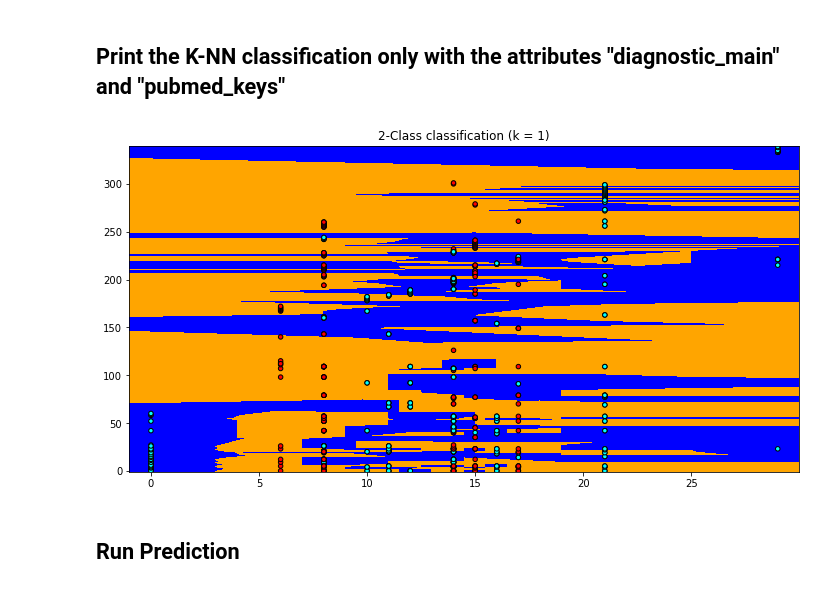
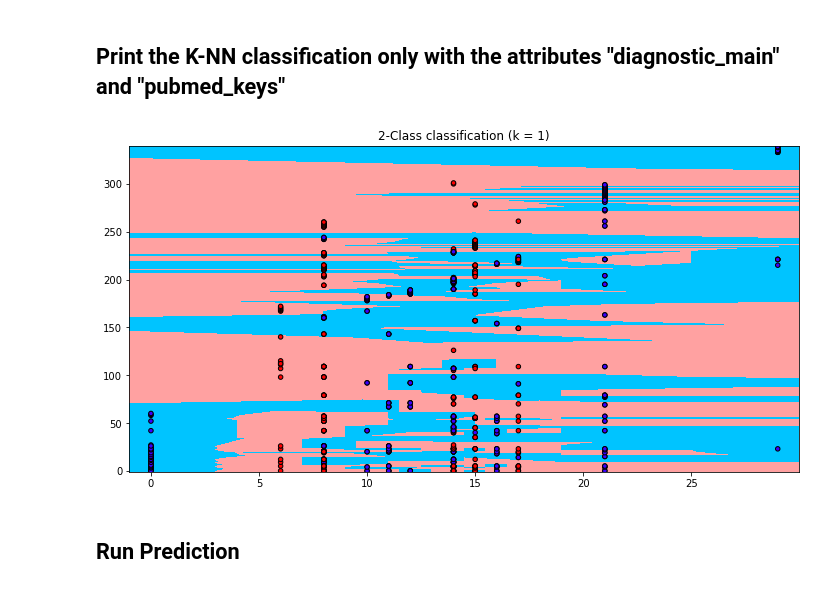
Before and after one commit to neburs/HOPE_rank_predictor, a Jupyter notebook: S2 - HOPE kNN_v2.ipynb, the cells around one changed output. Drawn from its saved outputs; the diff is of its cells as text; code cells hidden in the pictures.

```diff
--- a/S2 - HOPE kNN_v2.ipynb
+++ b/S2 - HOPE kNN_v2.ipynb
@@ -311,36 +280,36 @@ y_plot = dfDataSetComplete['utilidad'].values
 h = .02  # step size in the mesh
 
 # Create color maps
-cmap_light = ListedColormap(['orange', 'blue'])
-cmap_bold = ListedColormap(['red', 'cyan'])
+cmap_light = ListedColormap(['#ffa1a1', '#00c4ff'])
+cmap_bold = ListedColormap(['#ff0000', '#3a00ff'])
 
 # we create an instance of Neighbours Classifier and fit the data.
 clf = KNeighborsClassifier(n_neighbors)
 clf.fit(X_plot, y_plot)
 
 # Plot the decision boundary. For that, we will assign a color to each
 # point in the mesh [x_min, x_max]x[y_min, y_max].
 x_min, x_max = X_plot[:, 0].min() - 1, X_plot[:, 0].max() + 1
 y_min, y_max = X_plot[:, 1].min() - 1, X_plot[:, 1].max() + 1
 xx, yy = np.meshgrid(np.arange(x_min, x_max, h),
                      np.arange(y_min, y_max, h))
 Z = clf.predict(np.c_[xx.ravel(), yy.ravel()])
 
 # Put the result into a color plot
 Z = Z.reshape(xx.shape)
 plt.figure(figsize=(12, 6))
 plt.pcolormesh(xx, yy, Z, cmap=cmap_light)
 
 # Plot also the training points
 plt.scatter(X_plot[:, 0], X_plot[:, 1], c=y_plot, cmap=cmap_bold,
             edgecolor='k', s=20)
 plt.xlim(xx.min(), xx.max())
 plt.ylim(yy.min(), yy.max())
 plt.title("2-Class classification (k = 1)")
 
 plt.show()
 # %% [output]
-[figure, old version]
+[figure, new version]
 # %% [markdown]
 ## Run Prediction
 # %%
```
Also changed, not shown: parts of 10 cells of this notebook, 3 other files.
